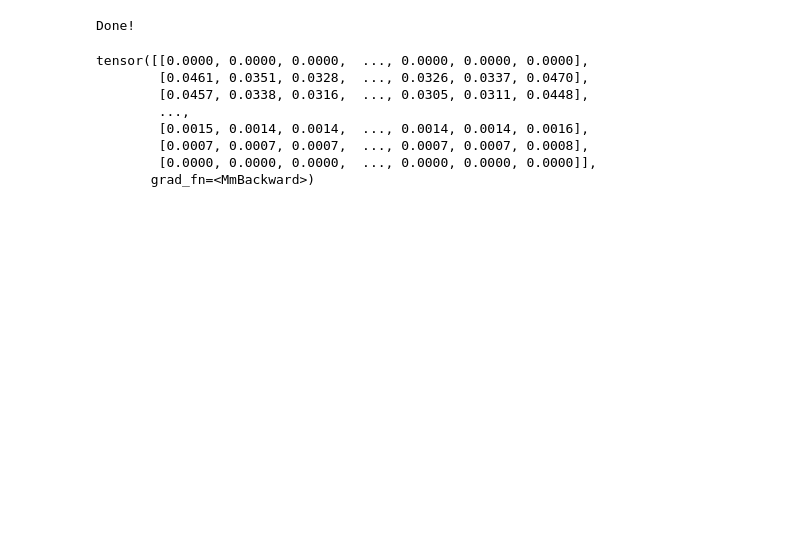
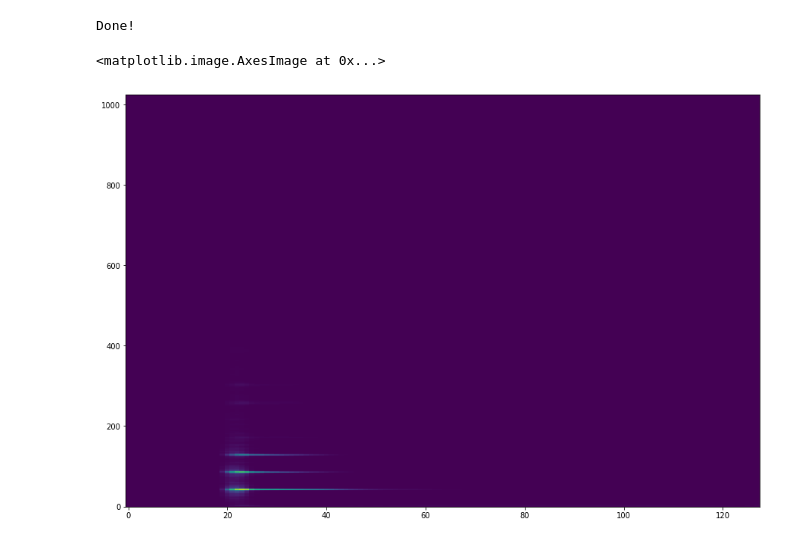
Before and after one commit to nebularnoise/serge, a Jupyter notebook: src/convert_to_torch_script.ipynb, the cells around one changed output. Cells and saved outputs as stored; diff of their text form; code cells hidden in the pictures; blank space fills up the shorter version.

```diff
--- a/src/convert_to_torch_script.ipynb
+++ b/src/convert_to_torch_script.ipynb
@@ -7,19 +18,11 @@ mel = torch.from_numpy(li.filters.mel(22050, 2048, n_mels=500))
 # %%
-torch.nn.Module.dump_patches = True
-model = torch.load("model.pt", map_location="cpu")
+torch.nn.Module.dump_patches = False
+
+model,log = torch.load("../pretrained/uku_reg_cond_3200_epoch_zdim_4.pt", map_location="cpu")
 model.eval()
+
+motu = AudioDataset("../notebooks/motu/motu_dataset/*.wav", slice_size=128, process=0)
+
 print("Done!")
 # %% [output]
 Done!
-# %%
-model.forward = model.sample
-model(torch.Tensor([1,2,1,2]).unsqueeze(0), torch.Tensor([.5]).unsqueeze(0))
-# %% [output]
-tensor([[0.0000, 0.0000, 0.0000,  ..., 0.0000, 0.0000, 0.0000],
-        [0.0461, 0.0351, 0.0328,  ..., 0.0326, 0.0337, 0.0470],
-        [0.0457, 0.0338, 0.0316,  ..., 0.0305, 0.0311, 0.0448],
-        ...,
-        [0.0015, 0.0014, 0.0014,  ..., 0.0014, 0.0014, 0.0016],
-        [0.0007, 0.0007, 0.0007,  ..., 0.0007, 0.0007, 0.0008],
-        [0.0000, 0.0000, 0.0000,  ..., 0.0000, 0.0000, 0.0000]],
-       grad_fn=<MmBackward>)
@@ -29,0 +29,16 @@ traced_model.save("model_moins_bidon.pt")
+# %%
+idx = 13
+
+model.forward = model.sample
+
+z = model.encode(motu[idx][0].unsqueeze(0))
+
+o,s = motu[idx][1].unsqueeze(0) , motu[idx][2].unsqueeze(0)
+
+S = model(z, o, s).detach().cpu().numpy()
+
+plt.figure(figsize=(15,10))
+plt.imshow(S, origin="lower", aspect="auto")
+# %% [output]
+<matplotlib.image.AxesImage at 0x...>
+[figure, added]
```
Also changed, not shown: parts of 8 cells of this notebook, 1 other file.
